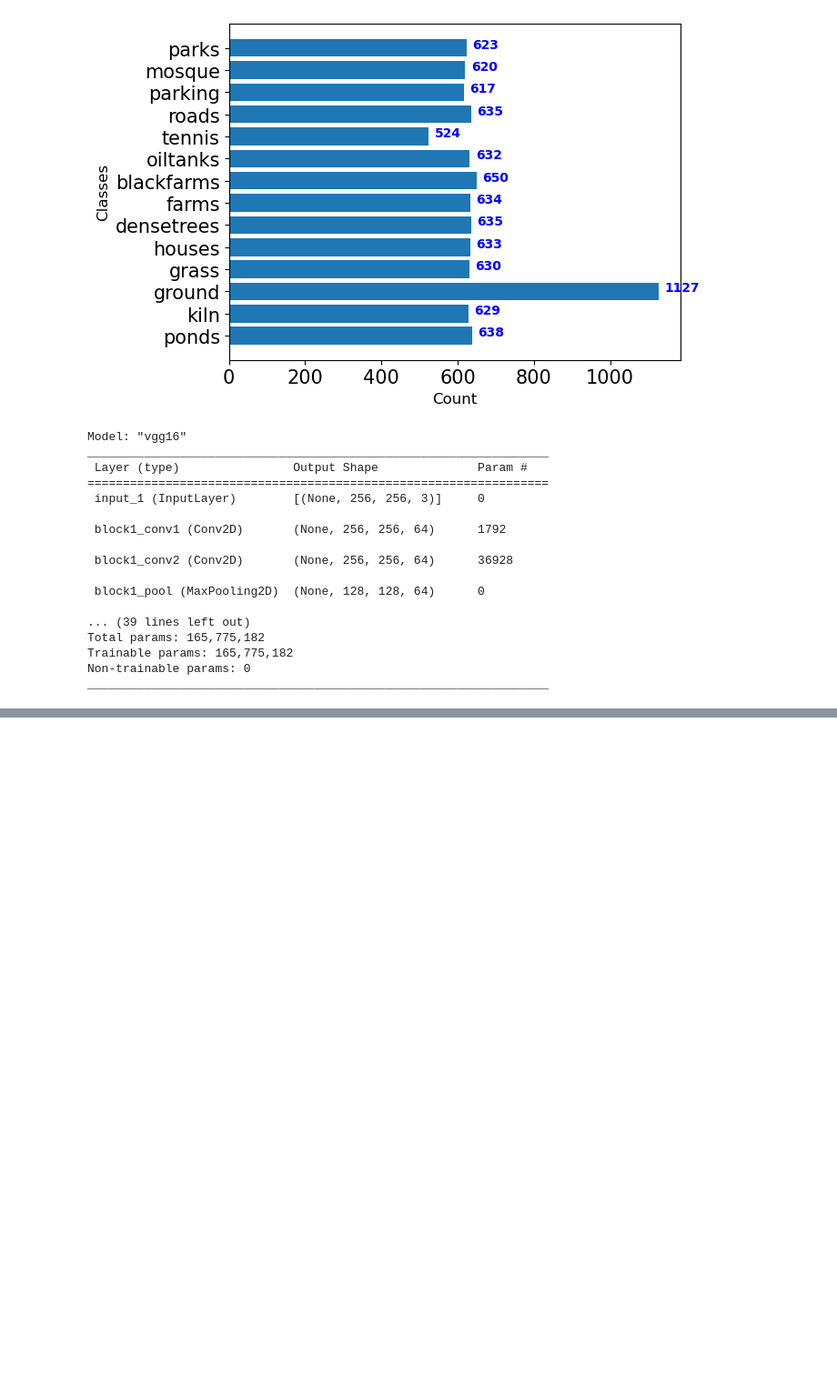
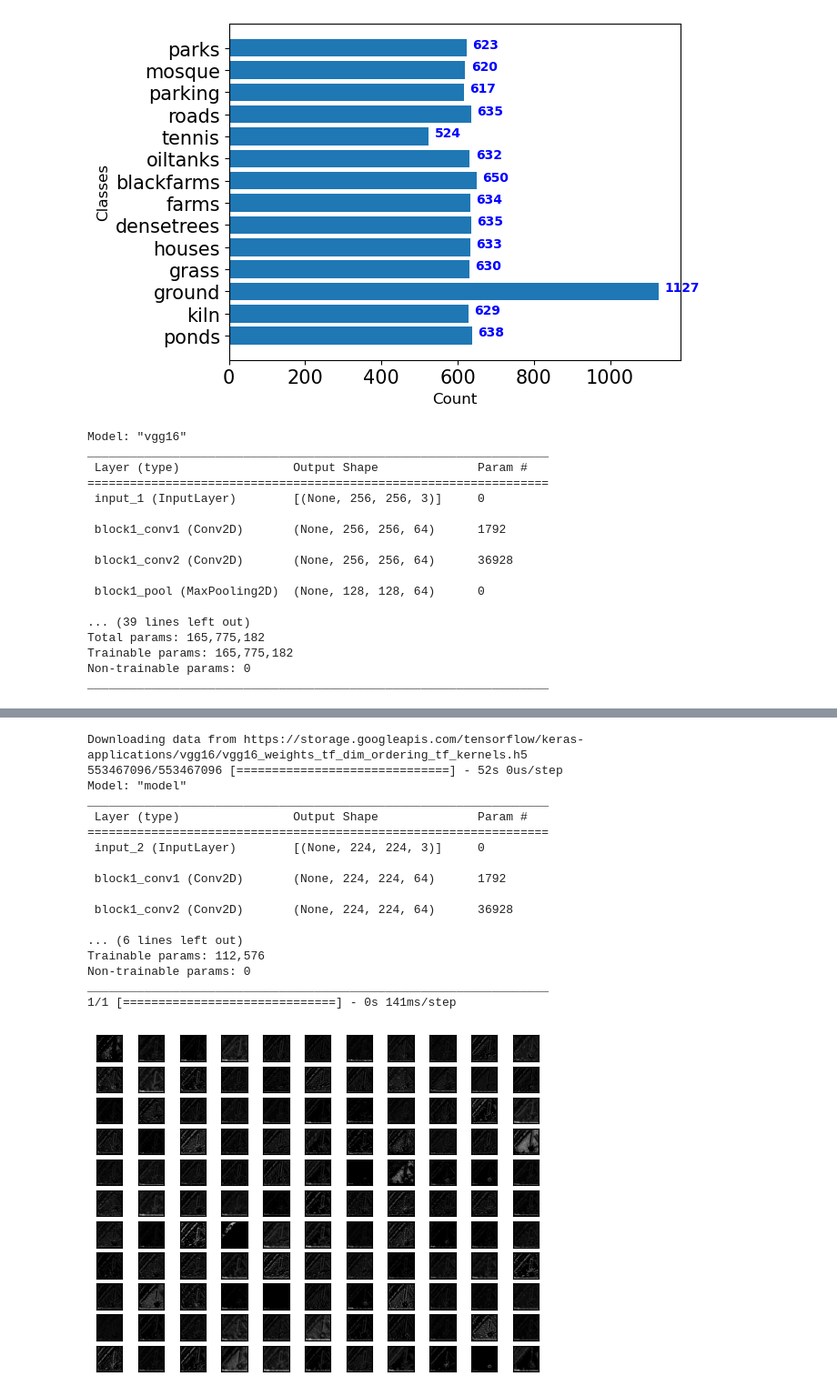
Before and after one commit to EVAnalysisCorp/topicsindatascience, a Jupyter notebook: sample_code/NB06_Image_Classification.ipynb, the cells around one changed output, grey strips where cells are left out. Shown at 91% size. Cells and saved outputs as stored; diff of their text form; code cells hidden in the pictures; blank space fills up the shorter version.

Commit message:
finish keras classification

```diff
--- a/sample_code/NB06_Image_Classification.ipynb
+++ b/sample_code/NB06_Image_Classification.ipynb
@@ -341,37 +350,56 @@ KeyboardInterrupt:
 # %%
 import matplotlib.pyplot as plt
 from keras.applications.vgg16 import preprocess_input
-from keras.preprocessing.image import load_img
-from keras.preprocessing.image import img_to_array
+from keras.utils import load_img
+from keras.utils import img_to_array
 from keras.models import Model
 
 model = VGG16()
 # redefine model to output right after the first hidden layer
 layer_output = model.get_layer('block2_conv1').output
 # model = Model(inputs=model.inputs, outputs=model.layers[1].output)
 model = Model(inputs=model.inputs, outputs=layer_output)
 model.summary()
 # load the image with the required shape
-img = load_img('/content/Codes/KilnNet/Dataset/train/parks/74.5291712482_31.5705141576.png', target_size=(224, 224))
+img = load_img('train/parks/74.5291712482_31.5705141576.png', target_size=(224, 224))
 # convert the image to an array
 img = img_to_array(img)
 # expand dimensions so that it represents a single 'sample'
 img = np.expand_dims(img, axis=0)
 # prepare the image (e.g. scale pixel values for the vgg)
 img = preprocess_input(img)
 # get feature map for first hidden layer
 feature_maps = model.predict(img)
 # plot all 64 maps in an 8x8 squares
 square = 11
 ix = 1
 for _ in range(square):
   for _ in range(square):
  # specify subplot and turn of axis
     ax = plt.subplot(square, square, ix)
     ax.set_xticks([])
     ax.set_yticks([])
  # plot filter channel in grayscale
     plt.imshow(feature_maps[0, :, :, ix-1], cmap='gray')
     ix += 1
 # show the figure
 plt.show()
+# %% [output]
+Downloading data from https://storage.googleapis.com/tensorflow/keras-applications/vgg16/vgg16_weights_tf_dim_ordering_tf_kernels.h5
+553467096/553467096 [==============================] - 52s 0us/step
+Model: "model"
+_________________________________________________________________
+ Layer (type)                Output Shape              Param #
+=================================================================
+ input_2 (InputLayer)        [(None, 224, 224, 3)]     0
+
+ block1_conv1 (Conv2D)       (None, 224, 224, 64)      1792
+
+ block1_conv2 (Conv2D)       (None, 224, 224, 64)      36928
+
+... (6 lines left out)
+Trainable params: 112,576
+Non-trainable params: 0
+_________________________________________________________________
+1/1 [==============================] - 0s 141ms/step
+[figure, added]
```
Also changed, not shown: parts of 1 cell of this notebook.
